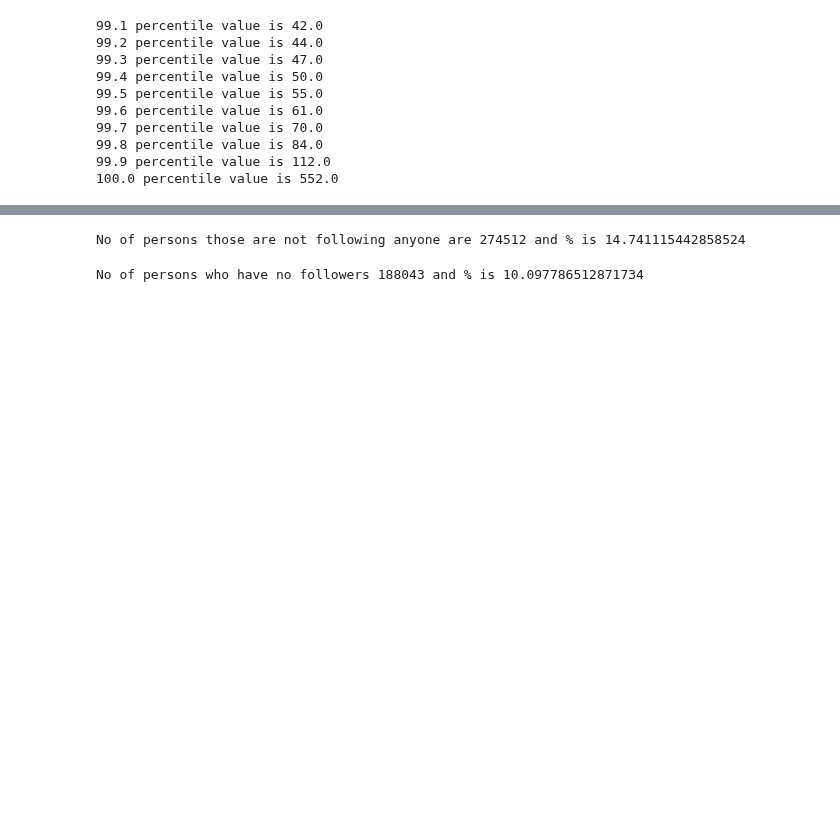
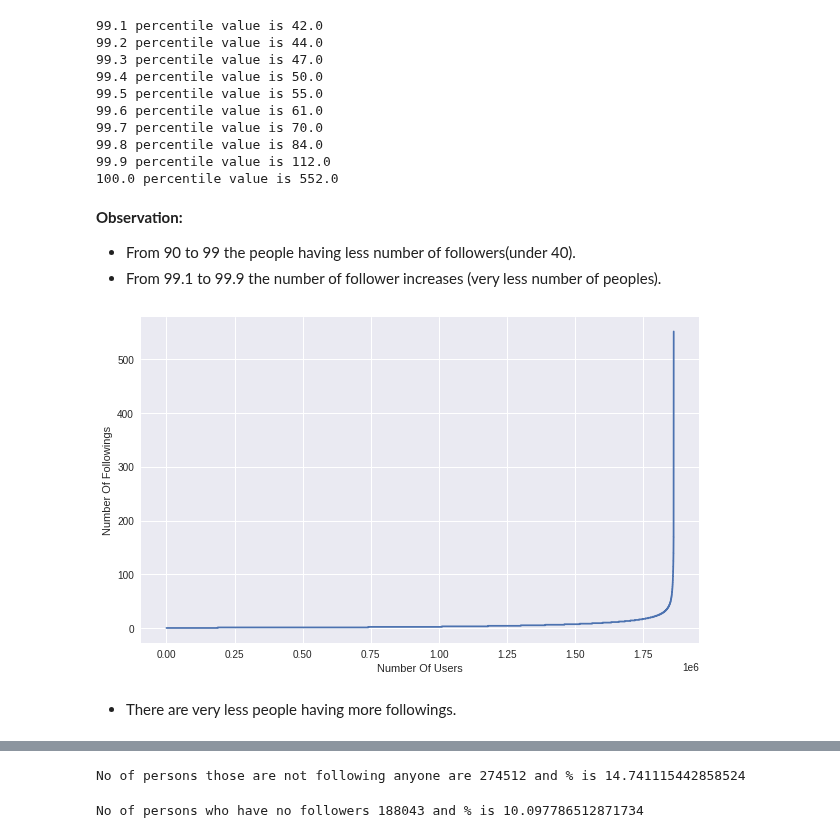
Before and after one commit to JayantGoel001/GraphsAndSocialNetworkAnalytics, a Jupyter notebook: Project/Link_Prediction_on_Facebook_Recruiting_Dataset.ipynb, the cells around one changed output, grey strips where cells are left out. Cells and saved outputs as stored; diff of their text form; code cells hidden in the pictures; blank space fills up the shorter version.

```diff
--- a/Project/Link_Prediction_on_Facebook_Recruiting_Dataset.ipynb
+++ b/Project/Link_Prediction_on_Facebook_Recruiting_Dataset.ipynb
@@ -203,3 +150,19 @@ for i in range(10,110,10):
 99.8 percentile value is 84.0
 99.9 percentile value is 112.0
 100.0 percentile value is 552.0
+# %% [markdown]
+**Observation:**
+
+* From 90 to 99 the people having less number of followers(under 40).
+* From 99.1 to 99.9 the number of follower increases (very less number of peoples).
+# %%
+outdegree_dist.sort()
+plt.figure(figsize=(10,6))
+plt.plot(indegree_dist)
+plt.xlabel('Number Of Users')
+plt.ylabel('Number Of Followings')
+plt.show()
+# %% [output]
+[figure, added]
+# %% [markdown]
+* There are very less people having more followings.
```
Also changed, not shown: parts of 58 cells of this notebook.
